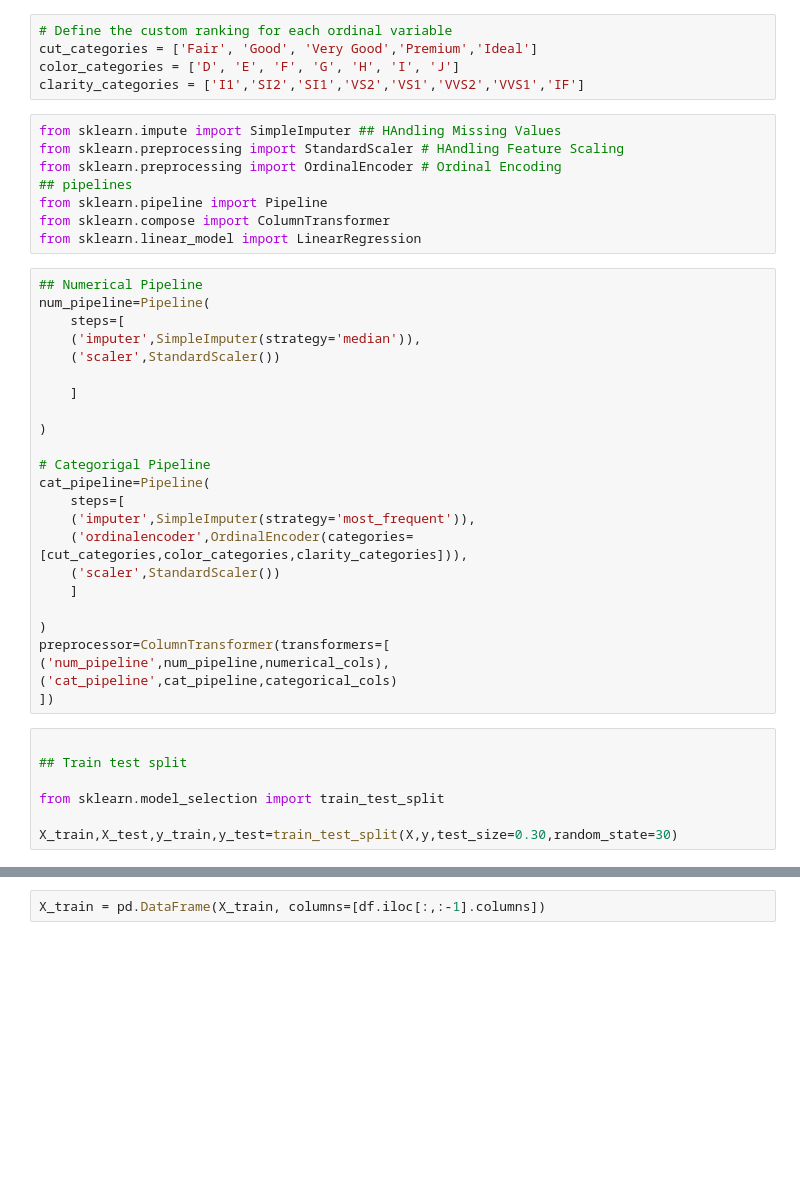
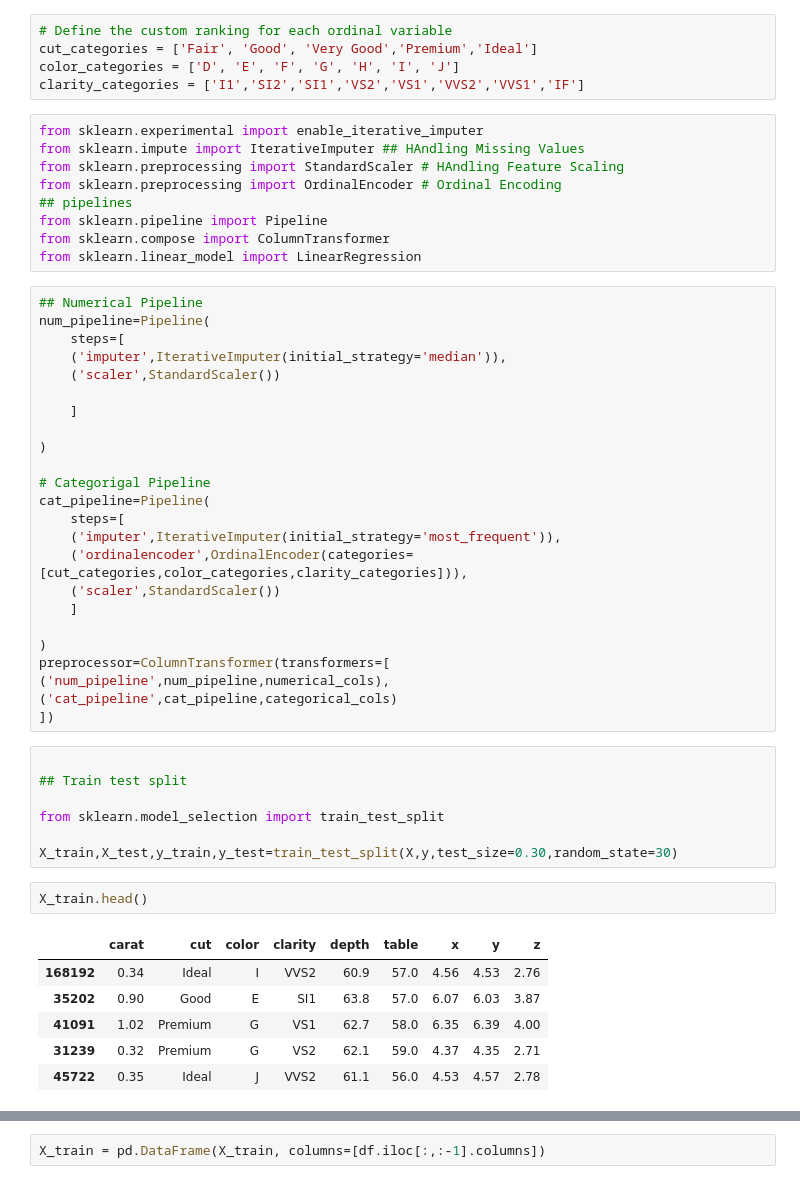
Before and after one commit to prajapatipiyush1209/Regression-Project, a Jupyter notebook: notebooks/demo.ipynb, the cells around one changed output, grey strips where cells are left out. Cells and saved outputs as stored; diff of their text form; blank space fills up the shorter version.

```diff
--- a/notebooks/demo.ipynb
+++ b/notebooks/demo.ipynb
@@ -45,7 +45,8 @@ cut_categories = ['Fair', 'Good', 'Very Good','Premium','Ideal']
 color_categories = ['D', 'E', 'F', 'G', 'H', 'I', 'J']
 clarity_categories = ['I1','SI2','SI1','VS2','VS1','VVS2','VVS1','IF']
 # %%
-from sklearn.impute import SimpleImputer ## HAndling Missing Values
+from sklearn.experimental import enable_iterative_imputer
+from sklearn.impute import IterativeImputer ## HAndling Missing Values
 from sklearn.preprocessing import StandardScaler # HAndling Feature Scaling
 from sklearn.preprocessing import OrdinalEncoder # Ordinal Encoding
 ## pipelines
@@ -56,7 +57,7 @@ from sklearn.linear_model import LinearRegression
 ## Numerical Pipeline
 num_pipeline=Pipeline(
     steps=[
-    ('imputer',SimpleImputer(strategy='median')),
+    ('imputer',IterativeImputer(initial_strategy='median')),
     ('scaler',StandardScaler())
 
     ]
@@ -66,7 +67,7 @@ num_pipeline=Pipeline(
 # Categorigal Pipeline
 cat_pipeline=Pipeline(
     steps=[
-    ('imputer',SimpleImputer(strategy='most_frequent')),
+    ('imputer',IterativeImputer(initial_strategy='most_frequent')),
     ('ordinalencoder',OrdinalEncoder(categories=[cut_categories,color_categories,clarity_categories])),
     ('scaler',StandardScaler())
     ]
@@ -83,4 +84,13 @@ preprocessor=ColumnTransformer(transformers=[
 from sklearn.model_selection import train_test_split
 
 X_train,X_test,y_train,y_test=train_test_split(X,y,test_size=0.30,random_state=30)
+# %%
+X_train.head()
+# %% [output]
+|  | carat | cut | color | clarity | depth | table | x | y | z |
+| 168192 | 0.34 | Ideal | I | VVS2 | 60.9 | 57.0 | 4.56 | 4.53 | 2.76 |
+| 35202 | 0.90 | Good | E | SI1 | 63.8 | 57.0 | 6.07 | 6.03 | 3.87 |
+| 41091 | 1.02 | Premium | G | VS1 | 62.7 | 58.0 | 6.35 | 6.39 | 4.00 |
+| 31239 | 0.32 | Premium | G | VS2 | 62.1 | 59.0 | 4.37 | 4.35 | 2.71 |
+| 45722 | 0.35 | Ideal | J | VVS2 | 61.1 | 56.0 | 4.53 | 4.57 | 2.78 |
 # %%
```
Also changed, not shown: parts of 4 cells of this notebook, 2 other files.
